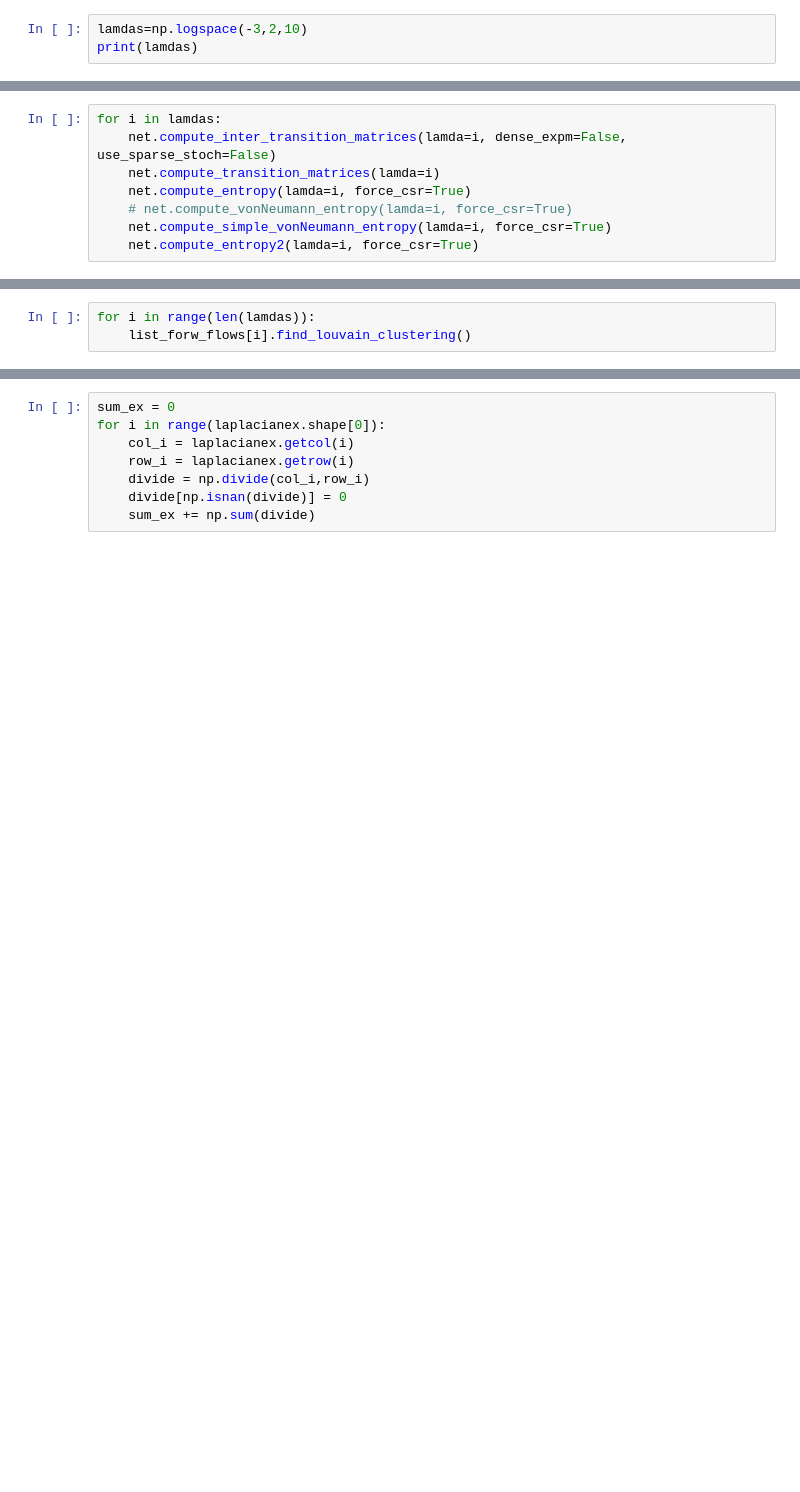
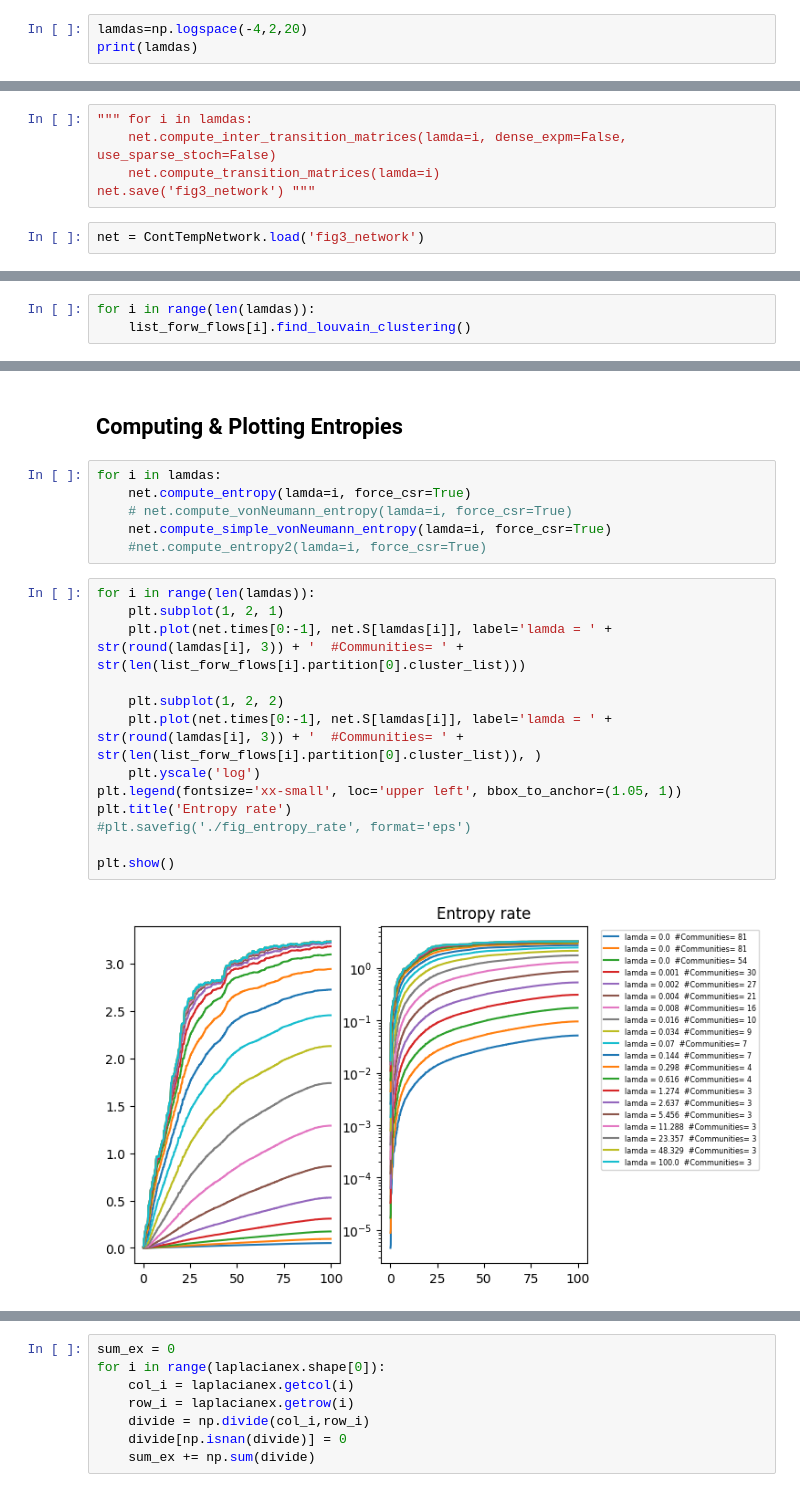
Before and after one commit to samuelkoovely/flow_stability, a Jupyter notebook: fig3_entropy_blocks.ipynb, the cells around one changed output, grey strips where cells are left out. Saved outputs shown, nothing was run; the diff lists cells and outputs as text; blank space fills up the shorter version.

Commit message:
static networks
static nets, two notebooks, and updates gitignore

```diff
--- a/fig3_entropy_blocks.ipynb
+++ b/fig3_entropy_blocks.ipynb
@@ -121,4 +106,4 @@ print(np.ma.log(x[1][0]))
 # %%
-lamdas=np.logspace(-3,2,10)
+lamdas=np.logspace(-4,2,20)
 print(lamdas)
 # %% [output]
@@ -128,11 +115,10 @@ print(lamdas)
 # %%
-for i in lamdas:
+""" for i in lamdas:
     net.compute_inter_transition_matrices(lamda=i, dense_expm=False, use_sparse_stoch=False)
     net.compute_transition_matrices(lamda=i)
-    net.compute_entropy(lamda=i, force_csr=True)
-    # net.compute_vonNeumann_entropy(lamda=i, force_csr=True)
-    net.compute_simple_vonNeumann_entropy(lamda=i, force_csr=True)
-    net.compute_entropy2(lamda=i, force_csr=True)
+net.save('fig3_network') """
+# %%
+net = ContTempNetwork.load('fig3_network')
 # %%
 list_forw_flows = []
 
@@ -189,0 +154,23 @@ list_forw_flows[0].partition[0].cluster_list
+# %% [markdown]
+## Computing & Plotting Entropies
+# %%
+for i in lamdas:
+    net.compute_entropy(lamda=i, force_csr=True)
+    # net.compute_vonNeumann_entropy(lamda=i, force_csr=True)
+    net.compute_simple_vonNeumann_entropy(lamda=i, force_csr=True)
+    #net.compute_entropy2(lamda=i, force_csr=True)
+# %%
+for i in range(len(lamdas)):
+    plt.subplot(1, 2, 1)
+    plt.plot(net.times[0:-1], net.S[lamdas[i]], label='lamda = ' + str(round(lamdas[i], 3)) + '  #Communities= ' + str(len(list_forw_flows[i].partition[0].cluster_list)))
+
+    plt.subplot(1, 2, 2)
+    plt.plot(net.times[0:-1], net.S[lamdas[i]], label='lamda = ' + str(round(lamdas[i], 3)) + '  #Communities= ' + str(len(list_forw_flows[i].partition[0].cluster_list)), )
+    plt.yscale('log')
+plt.legend(fontsize='xx-small', loc='upper left', bbox_to_anchor=(1.05, 1))
+plt.title('Entropy rate')
+#plt.savefig('./fig_entropy_rate', format='eps')
+
+plt.show()
+# %% [output]
+[figure, added]
```
Also changed, not shown: parts of 73 cells of this notebook, 3 other files.
